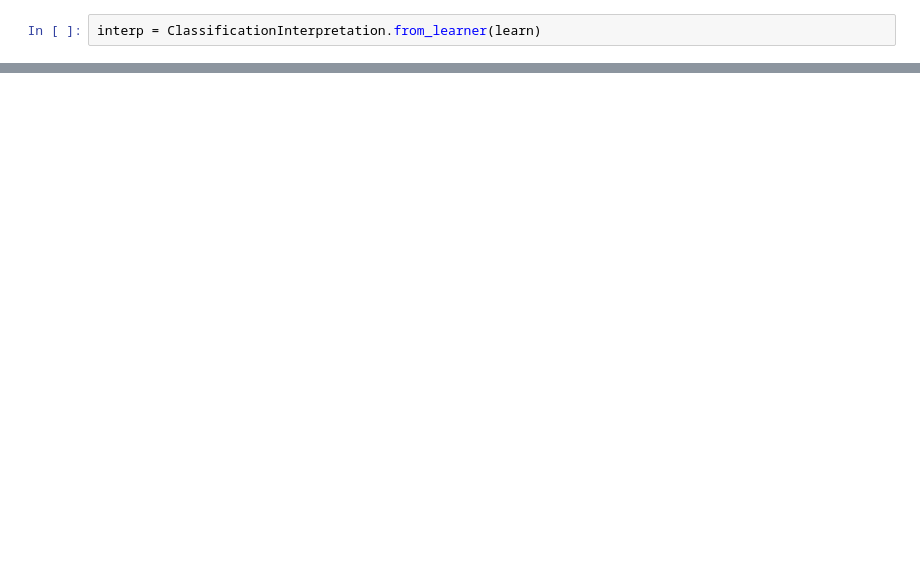
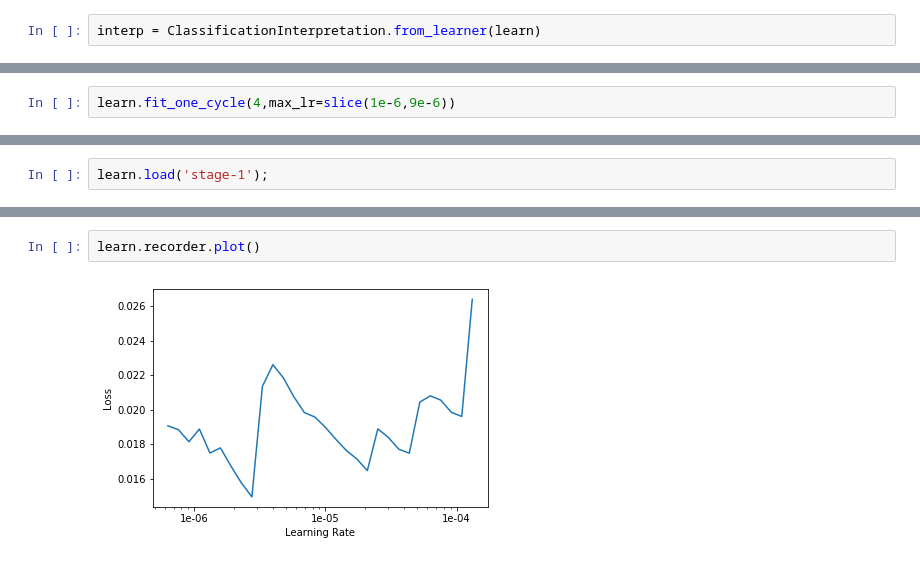
Before and after one commit to DaVeY79/gesture-lingua-backend, a Jupyter notebook: experiments/notebooks/asl_image_recognition2.ipynb, the cells around one changed output, grey strips where cells are left out. Saved outputs shown, nothing was run; the diff lists cells and outputs as text; blank space fills up the shorter version.

```diff
--- a/experiments/notebooks/asl_image_recognition2.ipynb
+++ b/experiments/notebooks/asl_image_recognition2.ipynb
@@ -51,0 +150,2 @@ learn.predict(img)
+# %%
+learn.fit_one_cycle(4,max_lr=slice(1e-6,9e-6))
@@ -51,0 +170,2 @@ learn.predict(img)
+# %%
+learn.load('stage-1');
@@ -51,0 +177,4 @@ learn.predict(img)
+# %%
+learn.recorder.plot()
+# %% [output]
+[figure, added]
```
Also changed, not shown: parts of 45 cells of this notebook, 4 other files.
